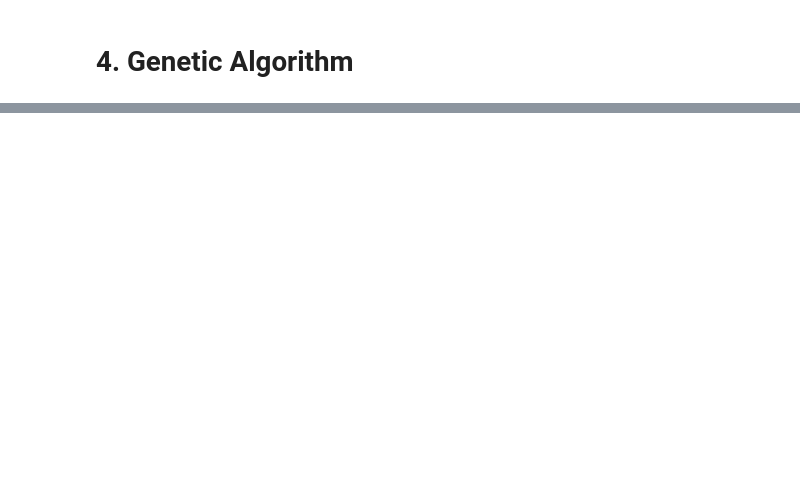
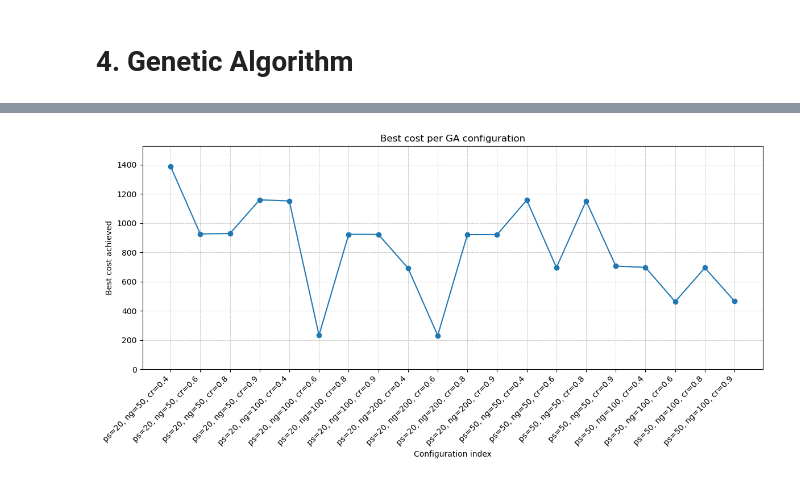
Before and after one commit to DiogoNogueiraLima/professor-allocation-optimizer, a Jupyter notebook: notebook.ipynb, the cells around one changed output, grey strips where cells are left out. Drawn from its saved outputs; the diff is of its cells as text; code cells hidden in the pictures; blank space fills up the shorter version.

```diff
--- a/notebook.ipynb
+++ b/notebook.ipynb
@@ -311,5 +399,0 @@ plt.show()
-# %%
-def genetic_search(
-    pop_size=50, num_generations=100, crossover_rate=0.8, mutation_rate=0.1, seed=42
-):
-    random.seed(seed)
@@ -379,0 +475,75 @@ Evaluating multiple seeds highlights the robustness of the genetic algorithm and
+# %%
+# ----------------------------
+# 4.5 Hyperparameter sweep (pop_size, num_generations, crossover_rate)
+# ----------------------------
+pop_sizes = [20, 50, 100]
+num_gens = [50, 100, 200]
+crossover_rates = [0.4, 0.6, 0.8, 0.9]
+
+# Build up to 20 combinations (first 20 from the Cartesian product)
+configs = []
+for ps in pop_sizes:
+    for ng in num_gens:
+        for cr in crossover_rates:
+            configs.append((ps, ng, cr))
+            if len(configs) == 20:
+                break
+        if len(configs) == 20:
+            break
+    if len(configs) == 20:
+        break
+
+# Evaluate each configuration using a fixed seed for apples-to-apples comparisons
+results = []
+for ps, ng, cr in configs:
+    schedule, cost, history = genetic_search(
+        pop_size=ps,
+        num_generations=ng,
+        crossover_rate=cr,
+        mutation_rate=0.1,
+        seed=42,
+    )
+    results.append(
+        {
+            "pop_size": ps,
+            "num_generations": ng,
+            "crossover_rate": cr,
+            "best_cost": cost,
+            "best_schedule": schedule,
+        }
+    )
+
+best_config = min(results, key=lambda r: r["best_cost"])
+
+print(f"Best cost identified during the sweep: {best_config['best_cost']:.6f}")
+violations = check_violations(best_config["best_schedule"])
+print("Constraint violations for this schedule:")
+if not violations:
+    print("  None detected.")
+else:
+    for violation in violations:
+        print("  -", violation)
+
+print("Configuration that achieved this cost:")
+print(
+    f"  pop_size={best_config['pop_size']}, num_generations={best_config['num_generations']}, crossover_rate={best_config['crossover_rate']}"
+)
+render_schedule_tables(best_config["best_schedule"], title="Best schedule from the hyperparameter sweep")
+
+labels = [
+    f"ps={r['pop_size']}, ng={r['num_generations']}, cr={r['crossover_rate']}"
+    for r in results
+]
+best_costs = [r["best_cost"] for r in results]
+
+plt.figure(figsize=(12, 6))
+plt.plot(range(len(results)), best_costs, marker="o", linestyle="-")
+plt.xticks(range(len(results)), labels, rotation=45, ha="right")
+plt.xlabel("Configuration index")
+plt.ylabel("Best cost achieved")
+plt.title("Best cost per GA configuration")
+plt.grid(True, linestyle="--", linewidth=0.5)
+plt.ylim(0, max(best_costs) * 1.1)
+plt.tight_layout()
+plt.show()
+# %% [output]
@@ -379,0 +569 @@ Evaluating multiple seeds highlights the robustness of the genetic algorithm and
+[figure, added]
```
Also changed, not shown: parts of 36 cells of this notebook, 2 other files.
